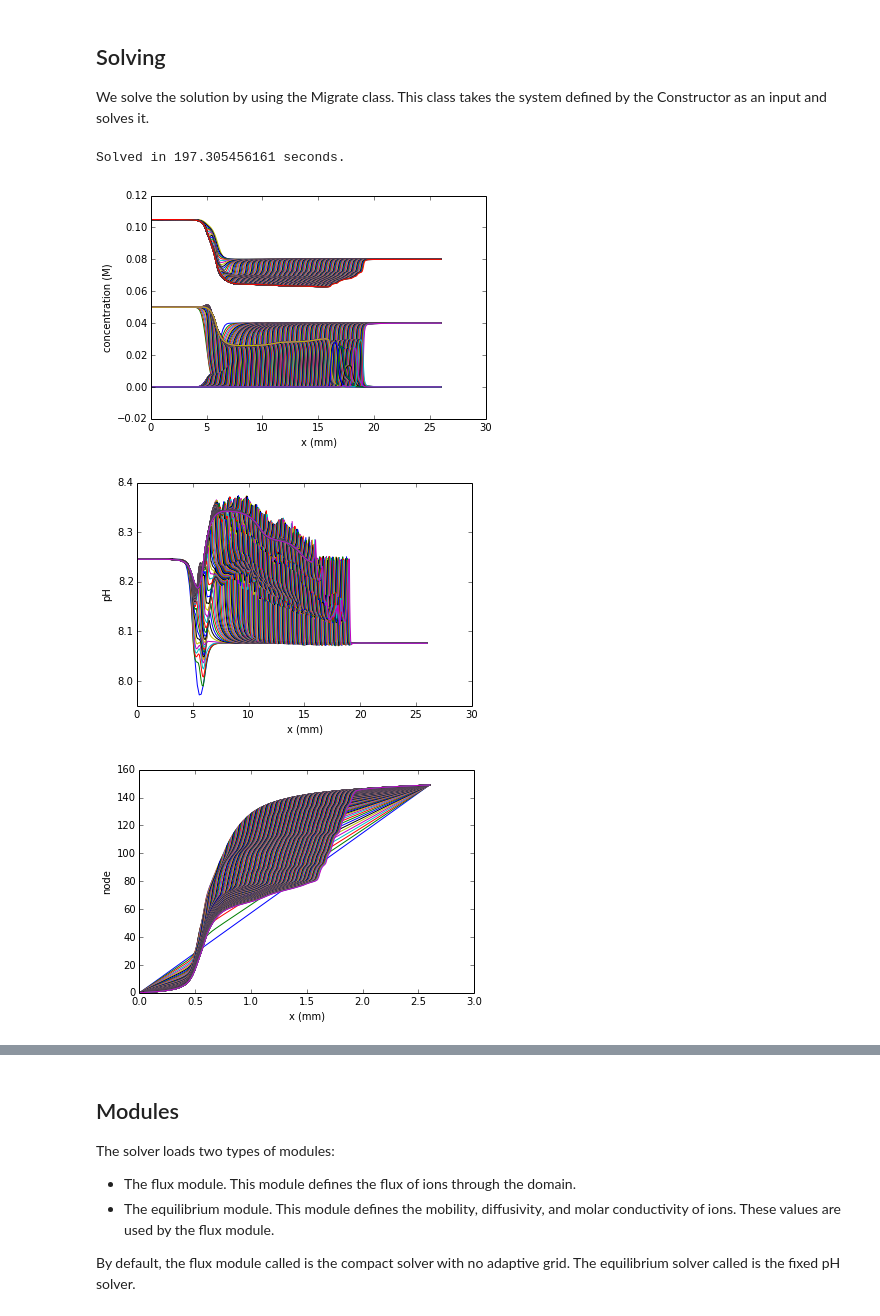
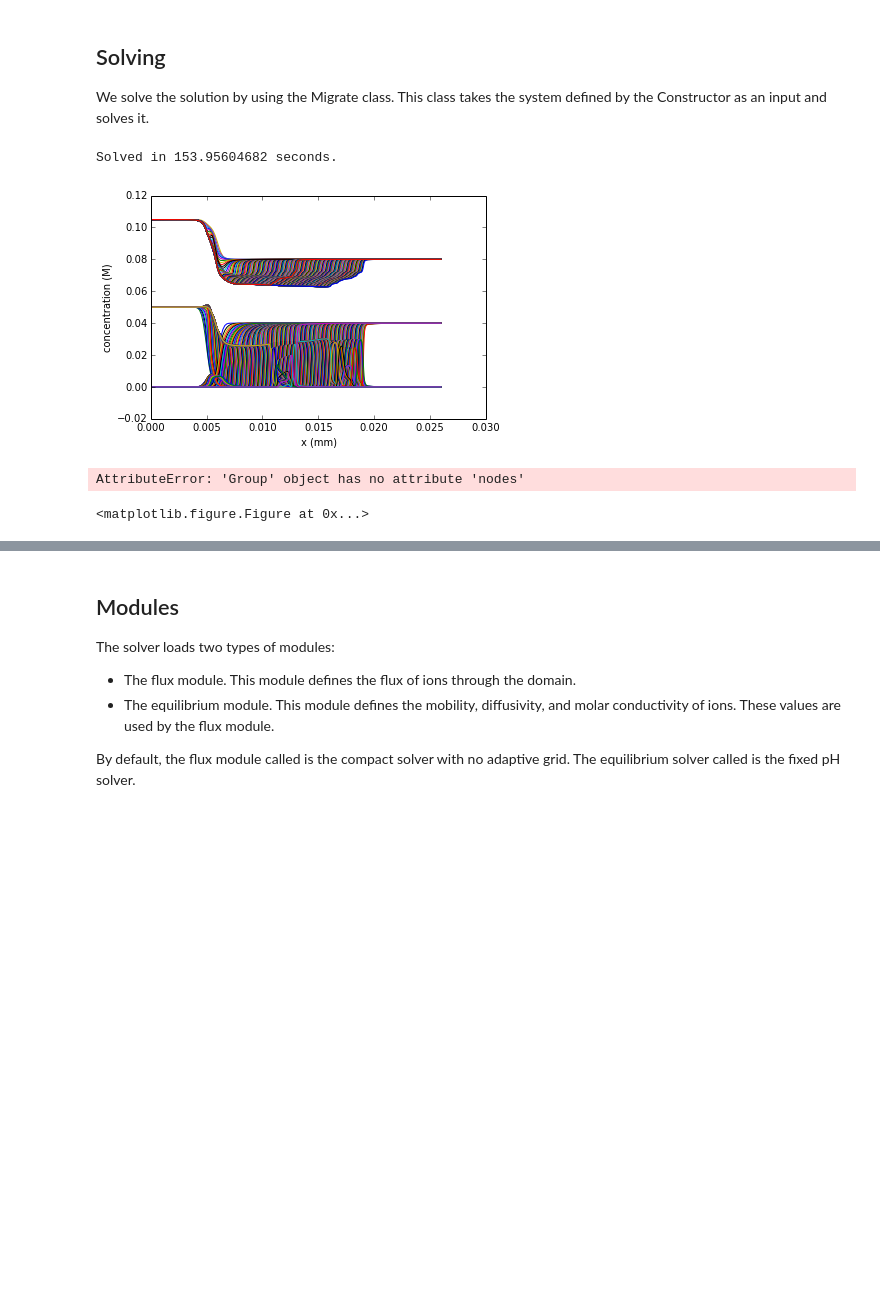
Before and after one commit to lewisamarshall/emigrate, a Jupyter notebook: Tutorial.ipynb, the cells around one changed output, grey strips where cells are left out. Cells and saved outputs as stored; diff of their text form; code cells hidden in the pictures; blank space fills up the shorter version.

```diff
--- a/Tutorial.ipynb
+++ b/Tutorial.ipynb
@@ -44,7 +44,7 @@ Solving
 -------
 We solve the solution by using the Migrate class. This class takes the system defined by the Constructor as an input and solves it.
 # %%
-solver = emigrate.Migrate(system, 'slip')
+solver = emigrate.Migrate(system, 'slip', filename='test_4.hdf5')
 # solver.set_reference_frame(ionize.load_ion('hydrochloric acid'))
 tmax = 200
 dt = 1
@@ -59,33 +59,33 @@ else:
     print 'Solved in {} seconds.'.format(time.time()-epoch)
 show()
 # %% [output]
-Solved in 197.305456161 seconds.
+Solved in 153.95604682 seconds.
 # %%
 for t, electrolyte in solver.electromigration.electrolytes.items():
-        for ion_concentration in electrolyte.concentrations:
-            plot(electrolyte.nodes*1000, ion_concentration, '-')
+        for ion_concentration in electrolyte['concentrations']:
+            plot(electrolyte['nodes'], ion_concentration, '-')
 xlabel('x (mm)')
 ylabel('concentration (M)')
 # ylim([0, .2])
 show()
 
 figure()
 for t, electrolyte in solver.electromigration.electrolytes.items():
         plot(electrolyte.nodes*1000, electrolyte.pH, '-')
 xlabel('x (mm)')
 ylabel('pH')
 show()
 
 figure()
 for t, electrolyte in solver.electromigration.electrolytes.items():
     plot(electrolyte.nodes*100, range(len(electrolyte.nodes)))
 ylabel('node')
 xlabel('x (mm)')
 show()
 # %% [output]
-[figure, old version]
+[figure, new version]
-[figure, removed]
-[figure, removed]
+AttributeError: 'Group' object has no attribute 'nodes'
+<matplotlib.figure.Figure at 0x...>
 # %%
 figure()
 plot([electrolyte.current_density for electrolyte in solver.electromigration.electrolytes.values()])
```
Also changed, not shown: parts of 3 cells of this notebook, 4 other files.
